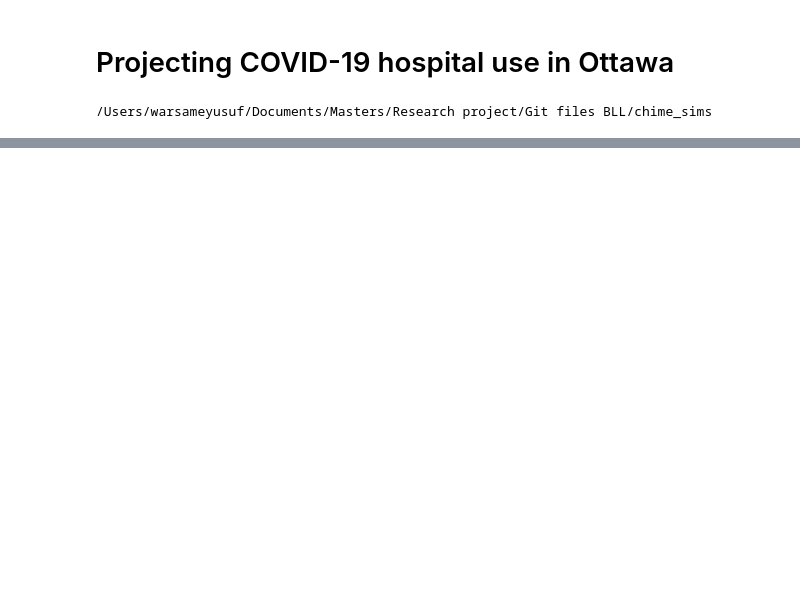
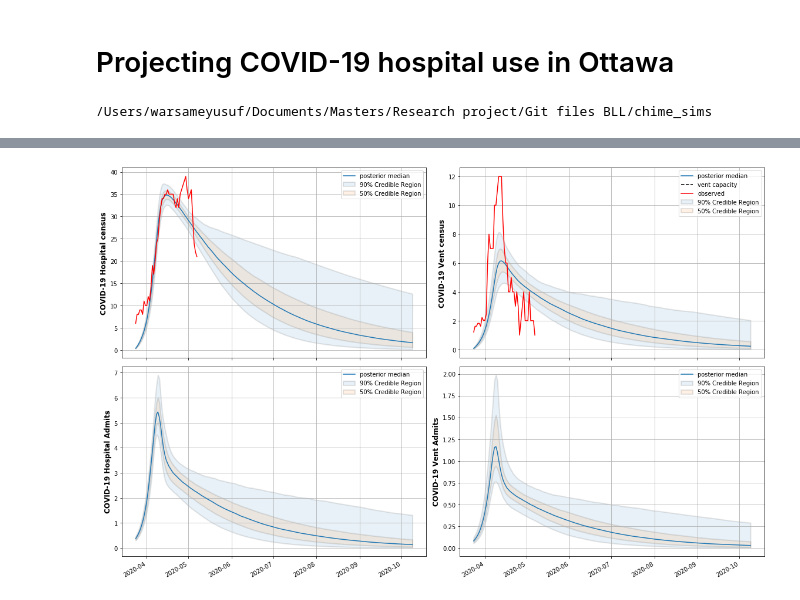
Before and after one commit to Big-Life-Lab/chime_sims-1, a Jupyter notebook: notebooks/Projections_OTT.ipynb, the cells around one changed output, grey strips where cells are left out. Cells and saved outputs as stored; diff of their text form; code cells hidden in the pictures; blank space fills up the shorter version.

```diff
--- a/notebooks/Projections_OTT.ipynb
+++ b/notebooks/Projections_OTT.ipynb
@@ -163,0 +134,5 @@ def plt_predictive(howfar=200, df = df):
+# %%
+df_reopen = reopen_loop(df, [0], 45, 0.03, sd_percent_change= 1)
+plt_predictive(200, df_reopen)
+# %% [output]
+[figure, added]
```
Also changed, not shown: parts of 6 cells of this notebook.
